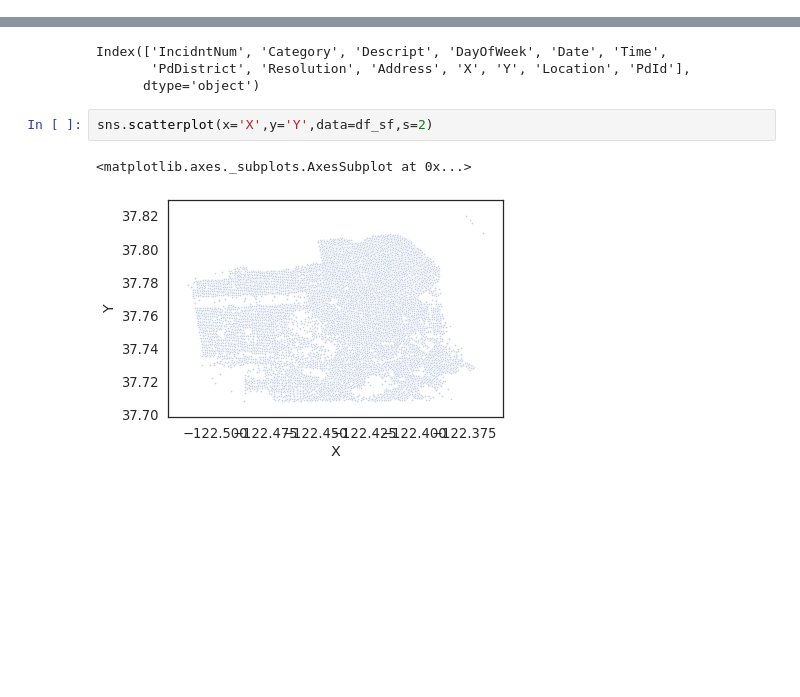
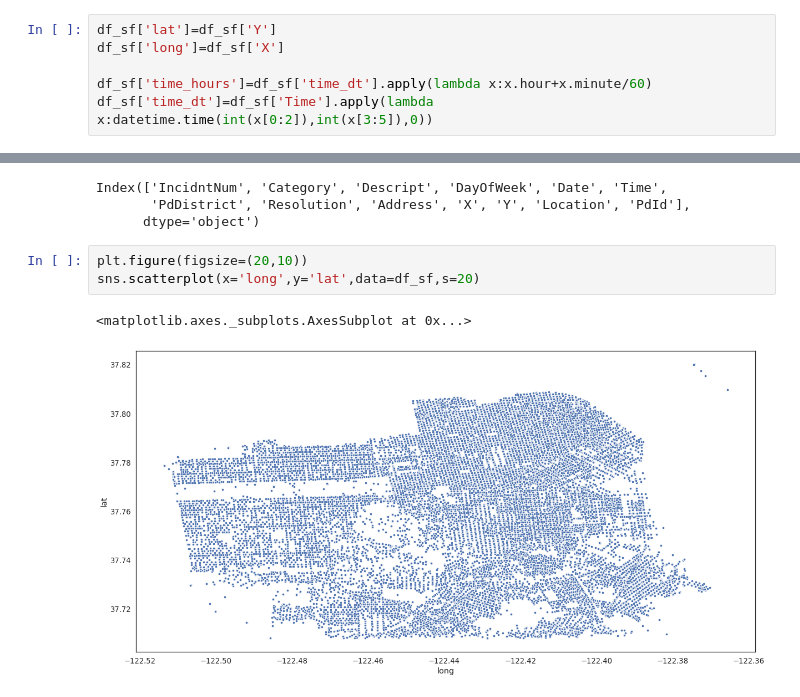
Before and after one commit to hadicodeuk/sf_crime_dataset, a Jupyter notebook: 2 Jupyter Notebook/sf_crime.ipynb, the cells around one changed output, grey strips where cells are left out. Saved outputs shown, nothing was run; the diff lists cells and outputs as text; blank space fills up the shorter version.

Commit message:
Map and time visualisations added

```diff
--- a/2 Jupyter Notebook/sf_crime.ipynb
+++ b/2 Jupyter Notebook/sf_crime.ipynb
@@ -10,3 +13,9 @@ df_sf=pd.read_csv('../1 Input Data/Police_Department_Incidents_-_Previous_Year__
+# %%
+df_sf['lat']=df_sf['Y']
+df_sf['long']=df_sf['X']
+
+df_sf['time_hours']=df_sf['time_dt'].apply(lambda x:x.hour+x.minute/60)
+df_sf['time_dt']=df_sf['Time'].apply(lambda x:datetime.time(int(x[0:2]),int(x[3:5]),0))
 # %% [markdown]
 # Describe and visualise Data
 # %%
@@ -106,7 +118,8 @@ Index(['IncidntNum', 'Category', 'Descript', 'DayOfWeek', 'Date', 'Time',
        'PdDistrict', 'Resolution', 'Address', 'X', 'Y', 'Location', 'PdId'],
       dtype='object')
 # %%
-sns.scatterplot(x='X',y='Y',data=df_sf,s=2)
+plt.figure(figsize=(20,10))
+sns.scatterplot(x='long',y='lat',data=df_sf,s=20)
 # %% [output]
 <matplotlib.axes._subplots.AxesSubplot at 0x...>
-[figure, old version]
+[figure, new version]
```
Also changed, not shown: parts of 10 cells of this notebook.
